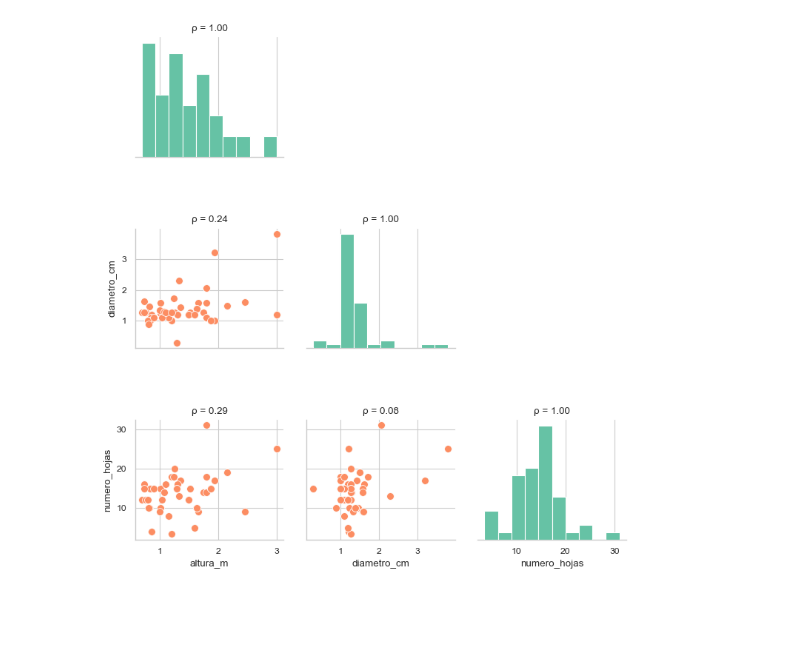
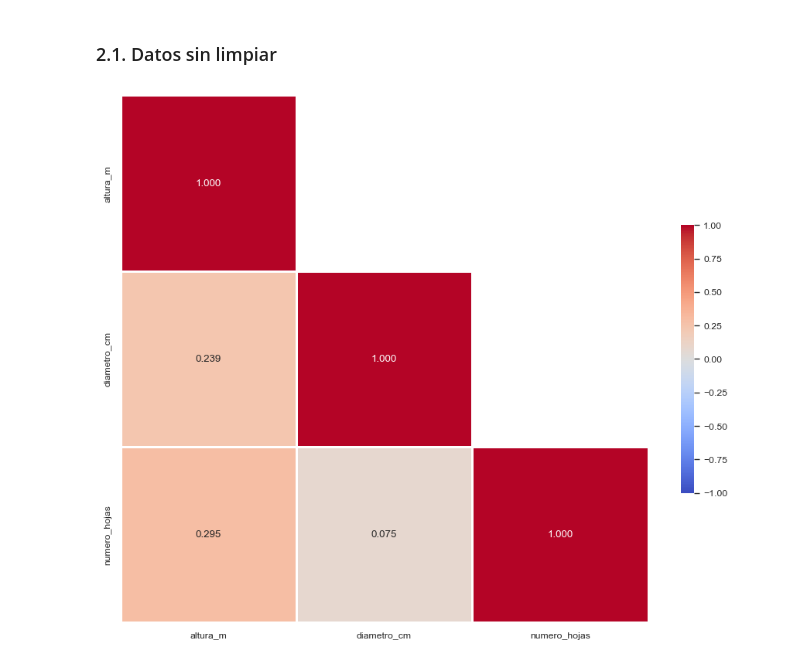
Before and after one commit to hdescobarh/simulaciones-ecologia, a Jupyter notebook: simulation_notebooks_es/alometria_basico/araceas_yotoco.ipynb, the cells around one changed output. Drawn from its saved outputs; the diff is of its cells as text; code cells hidden in the pictures; blank space fills up the shorter version.

```diff
--- a/simulation_notebooks_es/alometria_basico/araceas_yotoco.ipynb
+++ b/simulation_notebooks_es/alometria_basico/araceas_yotoco.ipynb
@@ -69,8 +115,24 @@ pvalue_df = pd.DataFrame(pvalue_corrected, index = column_names, columns = colum
 # %%
-sns.set_theme(context= "paper", style="white", palette="bright")
-mask = None #np.triu(np.ones_like(r_spearman, dtype=bool))
-f, ax = plt.subplots(figsize=(11, 9))
-cmap = sns.color_palette("coolwarm", as_cmap=True) # sns.diverging_palette(h_neg= 15, h_pos=225, s=100, l=40, as_cmap = True)
-sns.heatmap(rho_df, mask=mask, annot= True, fmt=".3f",
-            cmap=cmap, vmax=1, center=0, vmin=-1,
-            square=True, linewidths=1, cbar_kws={"shrink": .5}, ax = ax)
+# Código para graficas
+def make_heatmap(rho_df: pd.DataFrame):
+    sns.set_theme(context= "paper", style="white", palette="bright")
+    mask = np.triu(np.ones_like(rho_df, dtype=bool), 1)
+    f, ax = plt.subplots(figsize=(11, 9))
+    cmap = sns.color_palette("coolwarm", as_cmap=True) # sns.diverging_palette(h_neg= 15, h_pos=225, s=100, l=40, as_cmap = True)
+    sns.heatmap(rho_df, mask=mask, annot= True, fmt=".3f",
+                cmap=cmap, vmax=1, center=0, vmin=-1,
+                square=True, linewidths=1, cbar_kws={"shrink": .5}, ax = ax)
+    plt.show()
+
+def make_scatterplot_histogram(araceae_df: pd.DataFrame, rho_df: pd.DataFrame, pvalue_df:pd.DataFrame):
+    sns.set_theme(context= "paper", style="whitegrid", palette="muted")
+    s = set_title = np.vectorize(lambda ax, rho, pval: ax.title.set_text(
+        "ρ = {:.2f}\np-valor = {:.4f}".format(rho, pval)) if ax!=None else None)
+    g = sns.PairGrid(araceae_df, diag_sharey=False, corner= True)
+    palette = sns.color_palette("Set2")
+    g.map_diag(plt.hist, color = palette[0]) # type: ignore
+    g.map_lower(sns.scatterplot, color = palette[1], s=50) # type: ignore
+    #g.map_upper(sns.kdeplot, lw=2)
+    plt.subplots_adjust(hspace = 0.6)
+    set_title(g.axes,rho_df, pvalue_df)
+    plt.show()
@@ -80,14 +139,8 @@ sns.heatmap(rho_df, mask=mask, annot= True, fmt=".3f",
-# %%
-sns.set_theme(context= "paper", style="whitegrid", palette="muted")
-s = set_title = np.vectorize(lambda ax,r: ax.title.set_text(
-    "ρ = " + "{:.2f}".format(r)) if ax!=None else None)
-g = sns.PairGrid(araceae_df, diag_sharey=False, corner= True)
-palette = sns.color_palette("Set2")
-g.map_diag(plt.hist, color = palette[0]) # type: ignore
-g.map_lower(sns.scatterplot, color = palette[1], s=50) # type: ignore
-#g.map_upper(sns.kdeplot, lw=2)
-plt.subplots_adjust(hspace = 0.6)
-set_title(g.axes,rho_df)
-plt.show()
-# %% [output]
-[figure, removed]
+# %% [markdown]
+### 2.1. Datos sin limpiar
+# %%
+rho_unclean, pval_corrected_unclean = spearman_correlation_analysis(araceae_raw_df)
+# %%
+make_heatmap(rho_unclean)
+# %% [output]
+[figure, added]
```
Also changed, not shown: parts of 22 cells of this notebook, 1 other file.
